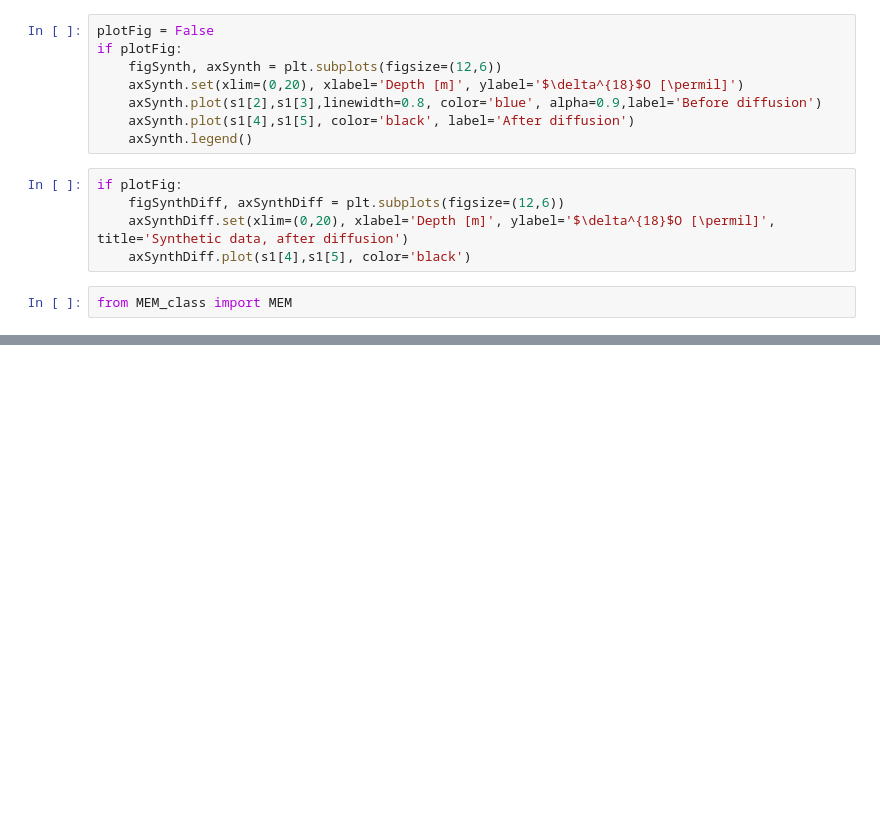
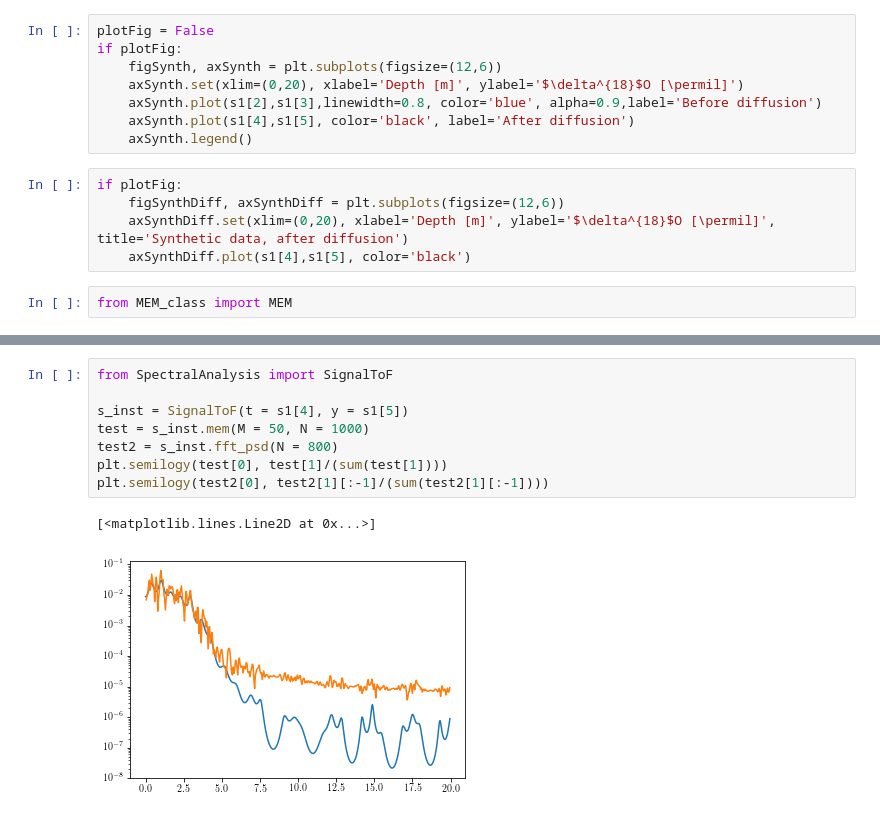
Before and after one commit to TheaQG/AWI_Bcores_Analysis, a Jupyter notebook: SyntheticData.ipynb, the cells around one changed output, grey strips where cells are left out. Saved outputs shown, nothing was run; the diff lists cells and outputs as text; blank space fills up the shorter version.

Commit message:
Started a Spectral Analysis class.

```diff
--- a/SyntheticData.ipynb
+++ b/SyntheticData.ipynb
@@ -44,0 +65,11 @@ PSD_Synth = MEM_inst_Synth(t_data = s1[4], y_data = s1[5], M = 70, N = 1000)
+# %%
+from SpectralAnalysis import SignalToF
+
+s_inst = SignalToF(t = s1[4], y = s1[5])
+test = s_inst.mem(M = 50, N = 1000)
+test2 = s_inst.fft_psd(N = 800)
+plt.semilogy(test[0], test[1]/(sum(test[1])))
+plt.semilogy(test2[0], test2[1][:-1]/(sum(test2[1][:-1])))
+# %% [output]
+[<matplotlib.lines.Line2D at 0x...>]
+[figure, added]
```
Also changed, not shown: parts of 3 cells of this notebook, 2 other files.
